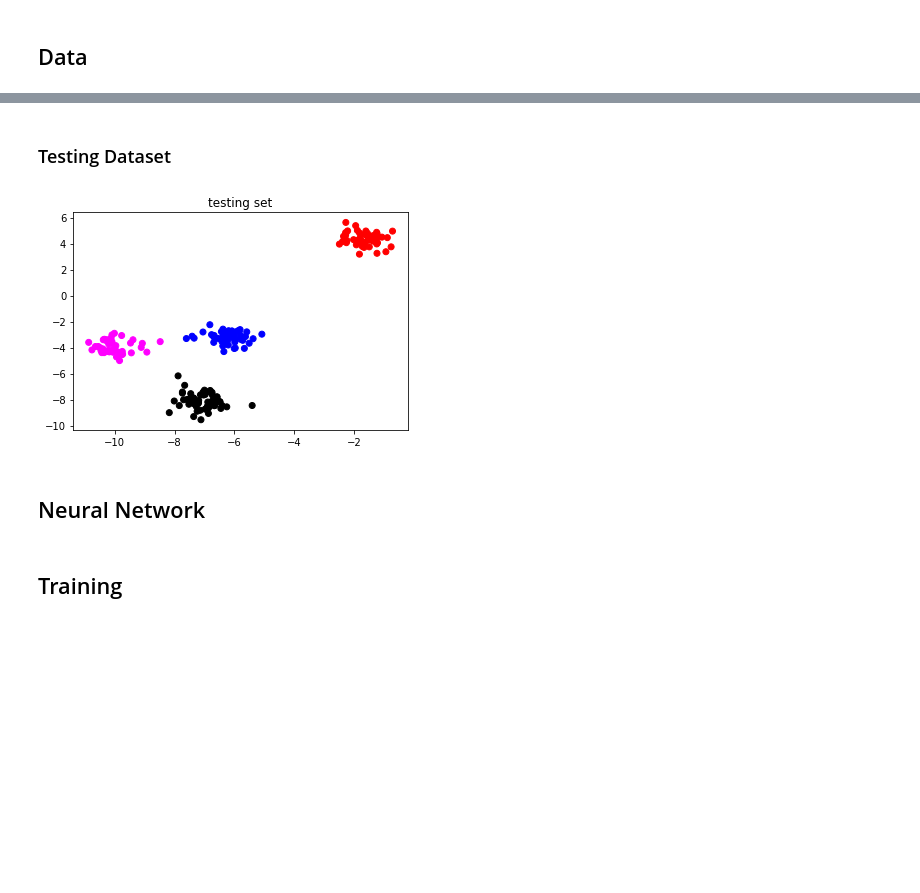
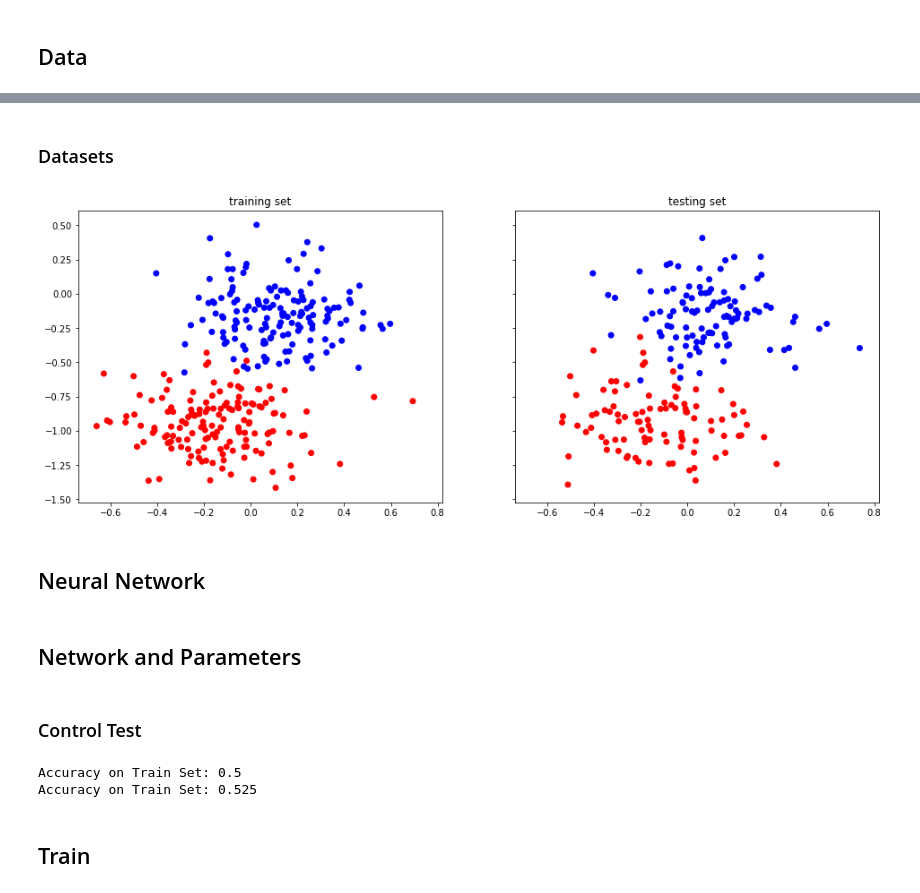
Before and after one commit to falreis/backpropagation, a Jupyter notebook: NeuralNetwork.ipynb, the cells around one changed output, grey strips where cells are left out. Cells and saved outputs as stored; diff of their text form; code cells hidden in the pictures; blank space fills up the shorter version.

Commit message:
Added testing, figures, training works now, and everything is tested

```diff
--- a/NeuralNetwork.ipynb
+++ b/NeuralNetwork.ipynb
@@ -13,6 +13,7 @@
 ## Data
 # %%
 #### Imports ####
+import sys
 import numpy as np
 import matplotlib.pyplot as plt
 from matplotlib.colors import ListedColormap
@@ -21,18 +22,19 @@ from sklearn.datasets import make_blobs
 
 #### Data Parameters ####
 n_features = 2  # n_input_nodes
-n_classes = 4 # n_output_nodes
+n_classes = 2 # n_output_nodes
 
 n_training_samples = 300
 n_testing_samples = 200
 
-cluster_std = 0.5
-center_box = (-10, 10)
+cluster_std = 0.2
+center_box = (-1, 1)
 
 colors_list = ['red', 'cyan', 'magenta', 'green', 'black', 'blue']
 colors = ListedColormap(colors_list)
 
-seed = 1
+seed = 2
+
 
 
 #### Training Data ####
@@ -47,12 +49,18 @@ x_train, y_train_raw = make_blobs(n_samples = n_training_samples,
 y_train = np.zeros((y_train_raw.shape[0], n_classes))
 y_train[np.arange(y_train_raw.size), y_train_raw] = 1
 
+
+
 #### Testing Data ####
-x_test, y_test = make_blobs(n_samples = n_testing_samples + n_training_samples,
+x_test, y_test_raw = make_blobs(n_samples = n_testing_samples + n_training_samples,
                             n_features = n_features,
                             centers = n_classes,
                             center_box = center_box,
                             cluster_std =  cluster_std,
                             random_state = seed)
 x_test = x_test[-n_testing_samples:]
-y_test = y_test[-n_testing_samples:]
+y_test_raw = y_test_raw[-n_testing_samples:]
+
+# One-hot encodes the y values (categorically encoding the data)
+y_test = np.zeros((y_test_raw.shape[0], n_classes))
+y_test[np.arange(y_test_raw.size), y_test_raw] = 1
@@ -67,12 +67,15 @@ plt.show()
-# %% [markdown]
-### Testing Dataset
-# %%
-# Show the data
-plt.scatter(x_test[:, 0], x_test[:, 1], c = y_test, cmap = colors)
-plt.title('testing set')
-plt.show()
-# %% [output]
-[figure, removed]
+# %% [markdown]
+### Datasets
+# %%
+fig, (ax1, ax2) = plt.subplots(1, 2, sharey = True, sharex = True, figsize=(16, 6))
+
+_ = ax1.scatter(x_train[:, 0], x_train[:, 1], c = y_train_raw, cmap = colors)
+_ = ax1.set_title('training set')
+
+_ = ax2.scatter(x_test[:, 0], x_test[:, 1], c = y_test_raw, cmap = colors)
+_ = ax2.set_title('testing set')
+# %% [output]
+[figure, added]
 # %% [markdown]
 ## Neural Network
 # %%
@@ -156,0 +217,2 @@ class NeuralNetwork:
+# %% [markdown]
+## Network and Parameters
@@ -157,2 +235,10 @@ class NeuralNetwork:
+# %% [markdown]
+### Control Test
+# %%
+print("Accuracy on Train Set:", network.test(x_train, y_train))
+print("Accuracy on Train Set:", network.test(x_test, y_test))
+# %% [output]
+Accuracy on Train Set: 0.5
+Accuracy on Train Set: 0.525
 # %% [markdown]
-## Training
+## Train
```
Also changed, not shown: parts of 10 cells of this notebook.
